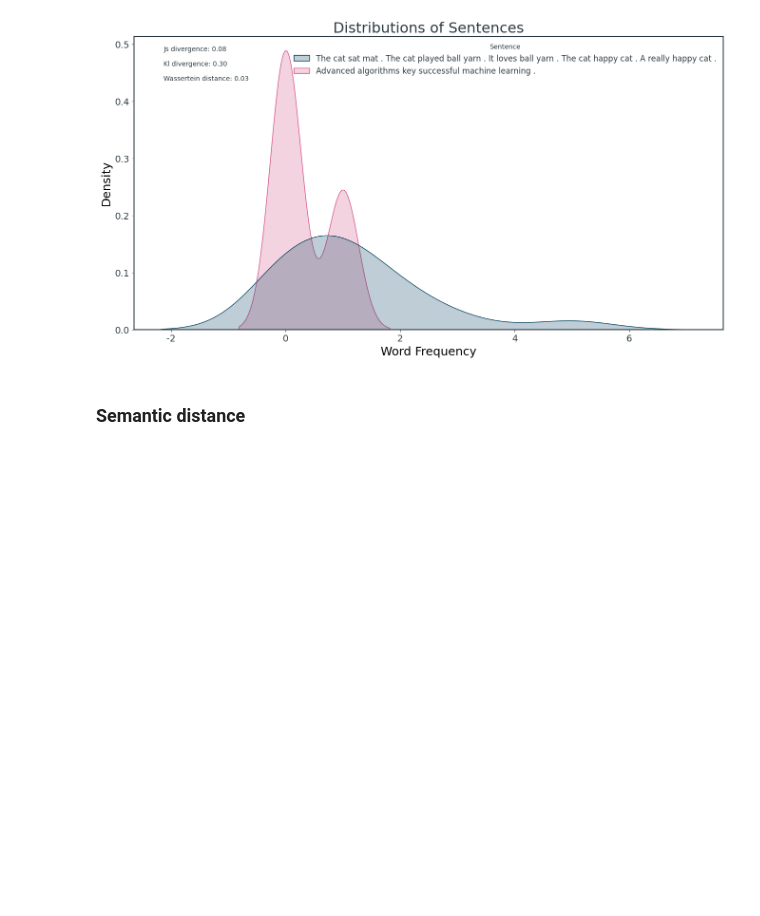
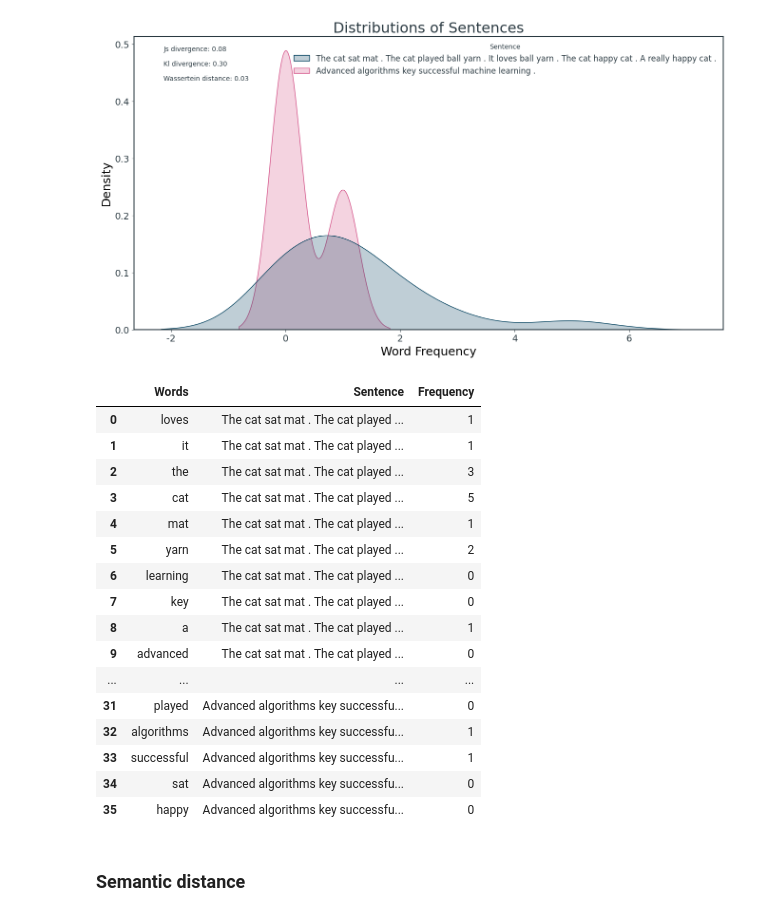
Before and after one commit to micheledinelli/text-distances, a Jupyter notebook: text-distance-analysis.ipynb, the cells around one changed output. Cells and saved outputs as stored; diff of their text form; code cells hidden in the pictures; blank space fills up the shorter version.

```diff
--- a/text-distance-analysis.ipynb
+++ b/text-distance-analysis.ipynb
@@ -438,6 +484,26 @@ plt.title('Distributions of Sentences')
 plt.show()
 # %% [output]
 [figure]
+# %%
+df_melted
+# %% [output]
+|  | Words | Sentence | Frequency |
+| 0 | loves | The cat sat mat . The cat played ... | 1 |
+| 1 | it | The cat sat mat . The cat played ... | 1 |
+| 2 | the | The cat sat mat . The cat played ... | 3 |
+| 3 | cat | The cat sat mat . The cat played ... | 5 |
+| 4 | mat | The cat sat mat . The cat played ... | 1 |
+| 5 | yarn | The cat sat mat . The cat played ... | 2 |
+| 6 | learning | The cat sat mat . The cat played ... | 0 |
+| 7 | key | The cat sat mat . The cat played ... | 0 |
+| 8 | a | The cat sat mat . The cat played ... | 1 |
+| 9 | advanced | The cat sat mat . The cat played ... | 0 |
+| ... | ... | ... | ... |
+| 31 | played | Advanced algorithms key successfu... | 0 |
+| 32 | algorithms | Advanced algorithms key successfu... | 1 |
+| 33 | successful | Advanced algorithms key successfu... | 1 |
+| 34 | sat | Advanced algorithms key successfu... | 0 |
+| 35 | happy | Advanced algorithms key successfu... | 0 |
 # %% [markdown]
 ### Semantic distance
 # %%
```
Also changed, not shown: parts of 2 cells of this notebook.
